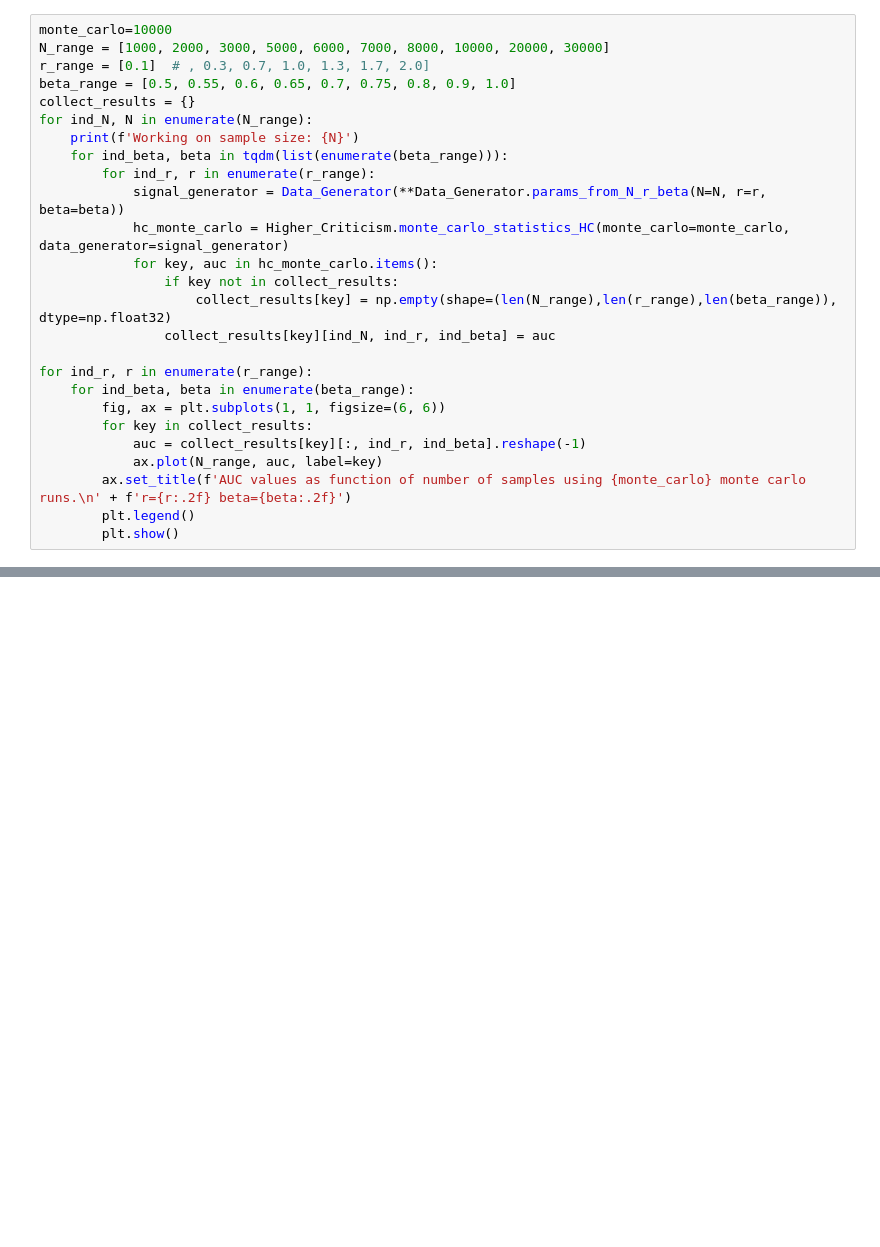
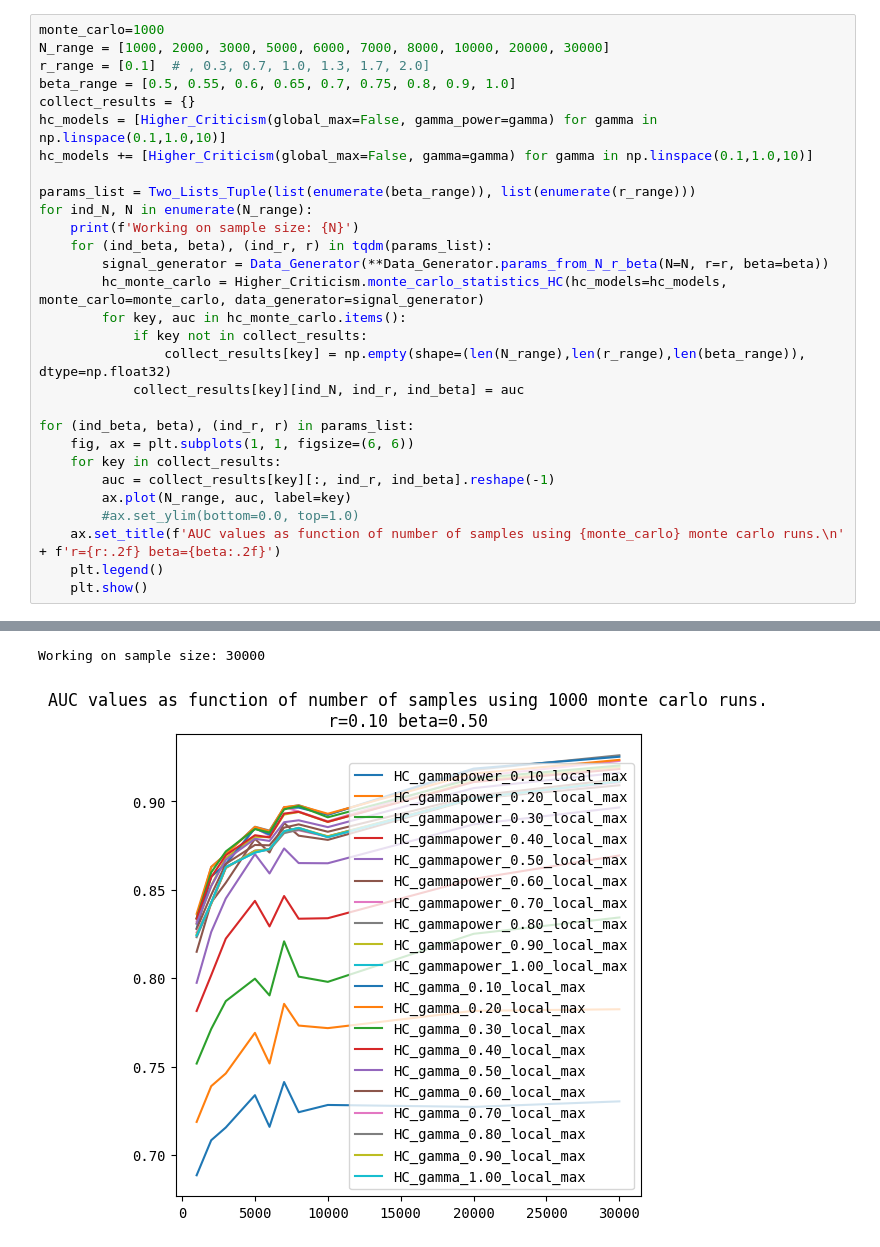
Before and after one commit to drormeir/Thesis, a Jupyter notebook: HC_Null_Hypothesis_Asymptotic.ipynb, the cells around one changed output, grey strips where cells are left out. Cells and saved outputs as stored; diff of their text form; blank space fills up the shorter version.

```diff
--- a/HC_Null_Hypothesis_Asymptotic.ipynb
+++ b/HC_Null_Hypothesis_Asymptotic.ipynb
@@ -39,31 +34,34 @@ from sklearn import metrics
 
 plt.rcParams['font.family'] = 'monospace'
 # %%
-monte_carlo=10000
+monte_carlo=1000
 N_range = [1000, 2000, 3000, 5000, 6000, 7000, 8000, 10000, 20000, 30000]
 r_range = [0.1]  # , 0.3, 0.7, 1.0, 1.3, 1.7, 2.0]
 beta_range = [0.5, 0.55, 0.6, 0.65, 0.7, 0.75, 0.8, 0.9, 1.0]
 collect_results = {}
+hc_models = [Higher_Criticism(global_max=False, gamma_power=gamma) for gamma in np.linspace(0.1,1.0,10)]
+hc_models += [Higher_Criticism(global_max=False, gamma=gamma) for gamma in np.linspace(0.1,1.0,10)]
+
+params_list = Two_Lists_Tuple(list(enumerate(beta_range)), list(enumerate(r_range)))
 for ind_N, N in enumerate(N_range):
     print(f'Working on sample size: {N}')
-    for ind_beta, beta in tqdm(list(enumerate(beta_range))):
-        for ind_r, r in enumerate(r_range):
-            signal_generator = Data_Generator(**Data_Generator.params_from_N_r_beta(N=N, r=r, beta=beta))
-            hc_monte_carlo = Higher_Criticism.monte_carlo_statistics_HC(monte_carlo=monte_carlo, data_generator=signal_generator)
-            for key, auc in hc_monte_carlo.items():
-                if key not in collect_results:
-                    collect_results[key] = np.empty(shape=(len(N_range),len(r_range),len(beta_range)), dtype=np.float32)
-                collect_results[key][ind_N, ind_r, ind_beta] = auc
+    for (ind_beta, beta), (ind_r, r) in tqdm(params_list):
+        signal_generator = Data_Generator(**Data_Generator.params_from_N_r_beta(N=N, r=r, beta=beta))
+        hc_monte_carlo = Higher_Criticism.monte_carlo_statistics_HC(hc_models=hc_models, monte_carlo=monte_carlo, data_generator=signal_generator)
+        for key, auc in hc_monte_carlo.items():
+            if key not in collect_results:
+                collect_results[key] = np.empty(shape=(len(N_range),len(r_range),len(beta_range)), dtype=np.float32)
+            collect_results[key][ind_N, ind_r, ind_beta] = auc
 
-for ind_r, r in enumerate(r_range):
-    for ind_beta, beta in enumerate(beta_range):
-        fig, ax = plt.subplots(1, 1, figsize=(6, 6))
-        for key in collect_results:
-            auc = collect_results[key][:, ind_r, ind_beta].reshape(-1)
-            ax.plot(N_range, auc, label=key)
-        ax.set_title(f'AUC values as function of number of samples using {monte_carlo} monte carlo runs.\n' + f'r={r:.2f} beta={beta:.2f}')
-        plt.legend()
-        plt.show()
+for (ind_beta, beta), (ind_r, r) in params_list:
+    fig, ax = plt.subplots(1, 1, figsize=(6, 6))
+    for key in collect_results:
+        auc = collect_results[key][:, ind_r, ind_beta].reshape(-1)
+        ax.plot(N_range, auc, label=key)
+        #ax.set_ylim(bottom=0.0, top=1.0)
+    ax.set_title(f'AUC values as function of number of samples using {monte_carlo} monte carlo runs.\n' + f'r={r:.2f} beta={beta:.2f}')
+    plt.legend()
+    plt.show()
 # %% [output]
 Working on sample size: 1000
 Working on sample size: 2000
@@ -70,0 +75,2 @@ KeyboardInterrupt: ignored
+Working on sample size: 30000
+[figure, added]
```
Also changed, not shown: parts of 7 cells of this notebook, 2 other files.
